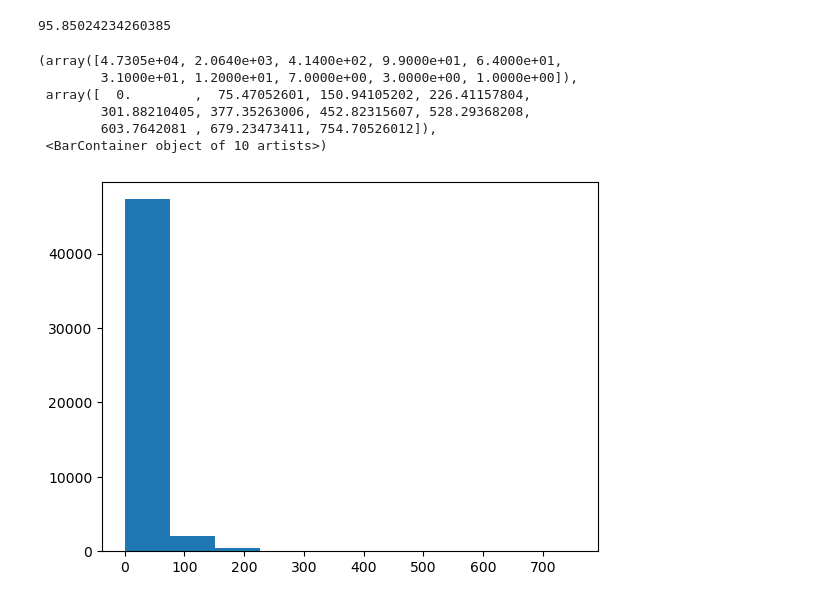
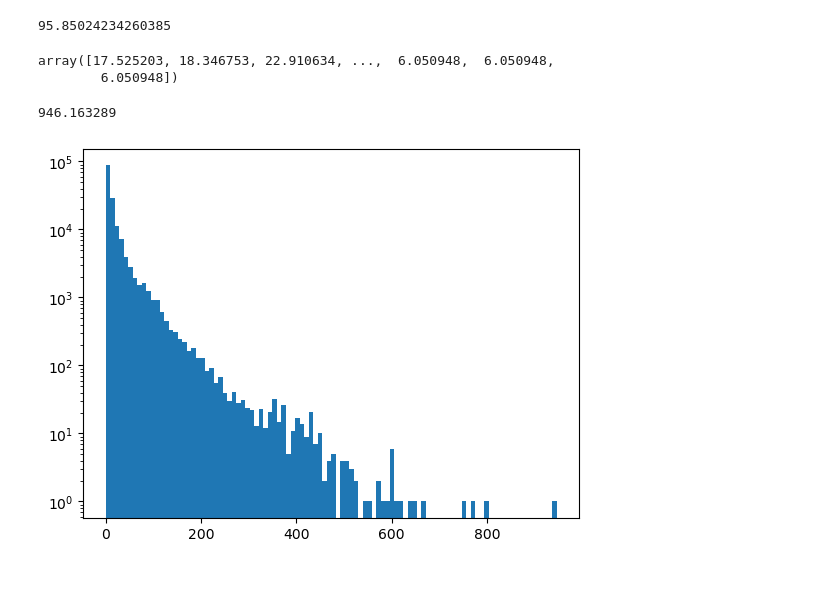
Before and after one commit to AmalieFalkenberg/Applied_Machine_Learining, a Jupyter notebook: RidgeRegressor.ipynb, the cells around one changed output. Cells and saved outputs as stored; diff of their text form; code cells hidden in the pictures.

Commit message:
Adding (very wrong) predictions for MP

```diff
--- a/RidgeRegressor.ipynb
+++ b/RidgeRegressor.ipynb
@@ -377,10 +381,15 @@ np.savetxt("MP_pred_50_000.csv",MP_predictions)
+# %%
+MP_predictions = np.genfromtxt("MP_pred.csv",delimiter = ',')
+MP_predictions = MP_predictions[:,1]
+# %%
+MP_predictions
+# %% [output]
+array([17.525203, 18.346753, 22.910634, ...,  6.050948,  6.050948,
+        6.050948])
 # %%
-plt.hist(MP_predictions)
+plt.hist(MP_predictions,bins=100)
+plt.yscale('log')
+print(max(MP_predictions))
 # %% [output]
-(array([4.7305e+04, 2.0640e+03, 4.1400e+02, 9.9000e+01, 6.4000e+01,
-        3.1000e+01, 1.2000e+01, 7.0000e+00, 3.0000e+00, 1.0000e+00]),
- array([  0.        ,  75.47052601, 150.94105202, 226.41157804,
-        301.88210405, 377.35263006, 452.82315607, 528.29368208,
-        603.7642081 , 679.23473411, 754.70526012]),
- <BarContainer object of 10 artists>)
+946.163289
-[figure, old version]
+[figure, new version]
```
Also changed, not shown: parts of 7 cells of this notebook, 1 other file.
